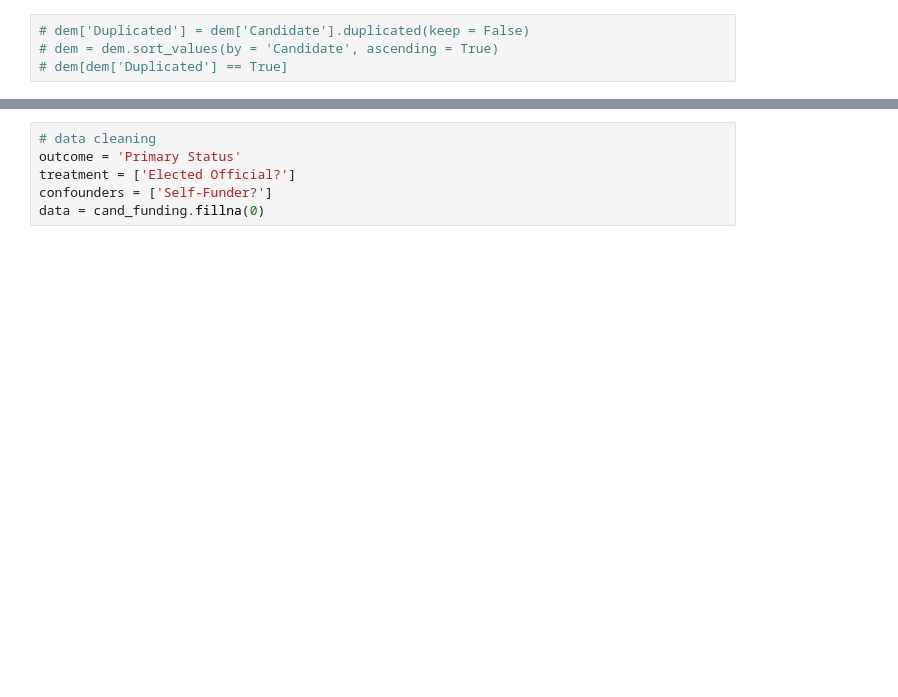
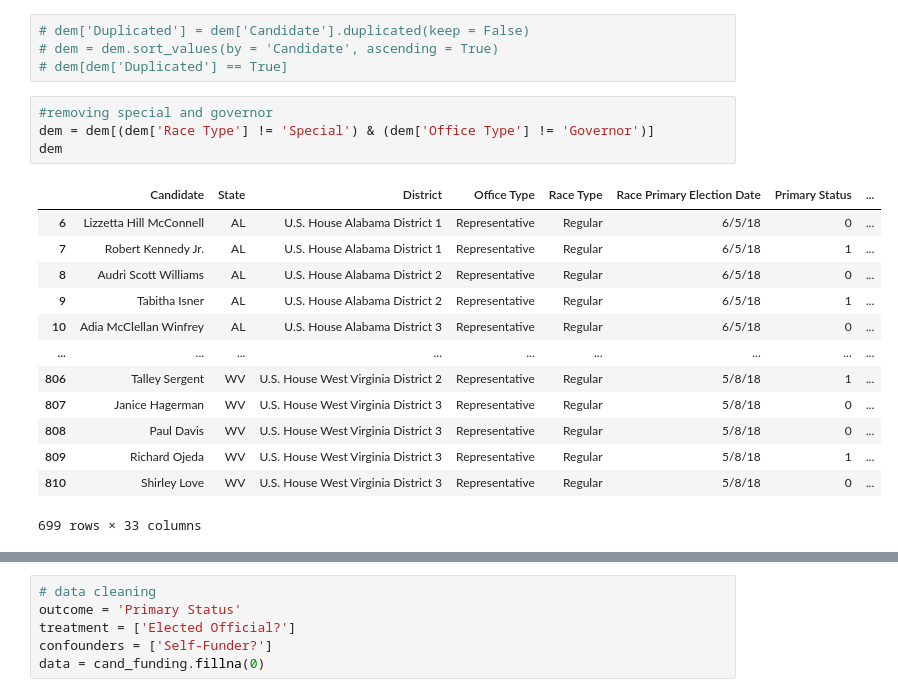
Before and after one commit to daekwon0/data102proj, a Jupyter notebook: data102_finproj_g23.ipynb, the cells around one changed output, grey strips where cells are left out. Cells and saved outputs as stored; diff of their text form; blank space fills up the shorter version.

```diff
--- a/data102_finproj_g23.ipynb
+++ b/data102_finproj_g23.ipynb
@@ -364,6 +364,24 @@ dem.head()
 # dem['Duplicated'] = dem['Candidate'].duplicated(keep = False)
 # dem = dem.sort_values(by = 'Candidate', ascending = True)
 # dem[dem['Duplicated'] == True]
+# %%
+#removing special and governor
+dem = dem[(dem['Race Type'] != 'Special') & (dem['Office Type'] != 'Governor')]
+dem
+# %% [output]
+|  | Candidate | State | District | Office Type | Race Type | Race Primary Election Date | Primary Status | ... |
+| 6 | Lizzetta Hill McConnell | AL | U.S. House Alabama District 1 | Representative | Regular | 6/5/18 | 0 | ... |
+| 7 | Robert Kennedy Jr. | AL | U.S. House Alabama District 1 | Representative | Regular | 6/5/18 | 1 | ... |
+| 8 | Audri Scott Williams | AL | U.S. House Alabama District 2 | Representative | Regular | 6/5/18 | 0 | ... |
+| 9 | Tabitha Isner | AL | U.S. House Alabama District 2 | Representative | Regular | 6/5/18 | 1 | ... |
+| 10 | Adia McClellan Winfrey | AL | U.S. House Alabama District 3 | Representative | Regular | 6/5/18 | 0 | ... |
+| ... | ... | ... | ... | ... | ... | ... | ... | ... |
+| 806 | Talley Sergent | WV | U.S. House West Virginia District 2 | Representative | Regular | 5/8/18 | 1 | ... |
+| 807 | Janice Hagerman | WV | U.S. House West Virginia District 3 | Representative | Regular | 5/8/18 | 0 | ... |
+| 808 | Paul Davis | WV | U.S. House West Virginia District 3 | Representative | Regular | 5/8/18 | 0 | ... |
+| 809 | Richard Ojeda | WV | U.S. House West Virginia District 3 | Representative | Regular | 5/8/18 | 1 | ... |
+| 810 | Shirley Love | WV | U.S. House West Virginia District 3 | Representative | Regular | 5/8/18 | 0 | ... |
+699 rows × 33 columns
 # %%
 cand_funding = pd.merge(dem, candidate_2018, how = 'left', on = ['name_lower']).replace({'No': 0, 'Yes': 1})
 cand_funding.head()
```
Also changed, not shown: parts of 6 cells of this notebook.
